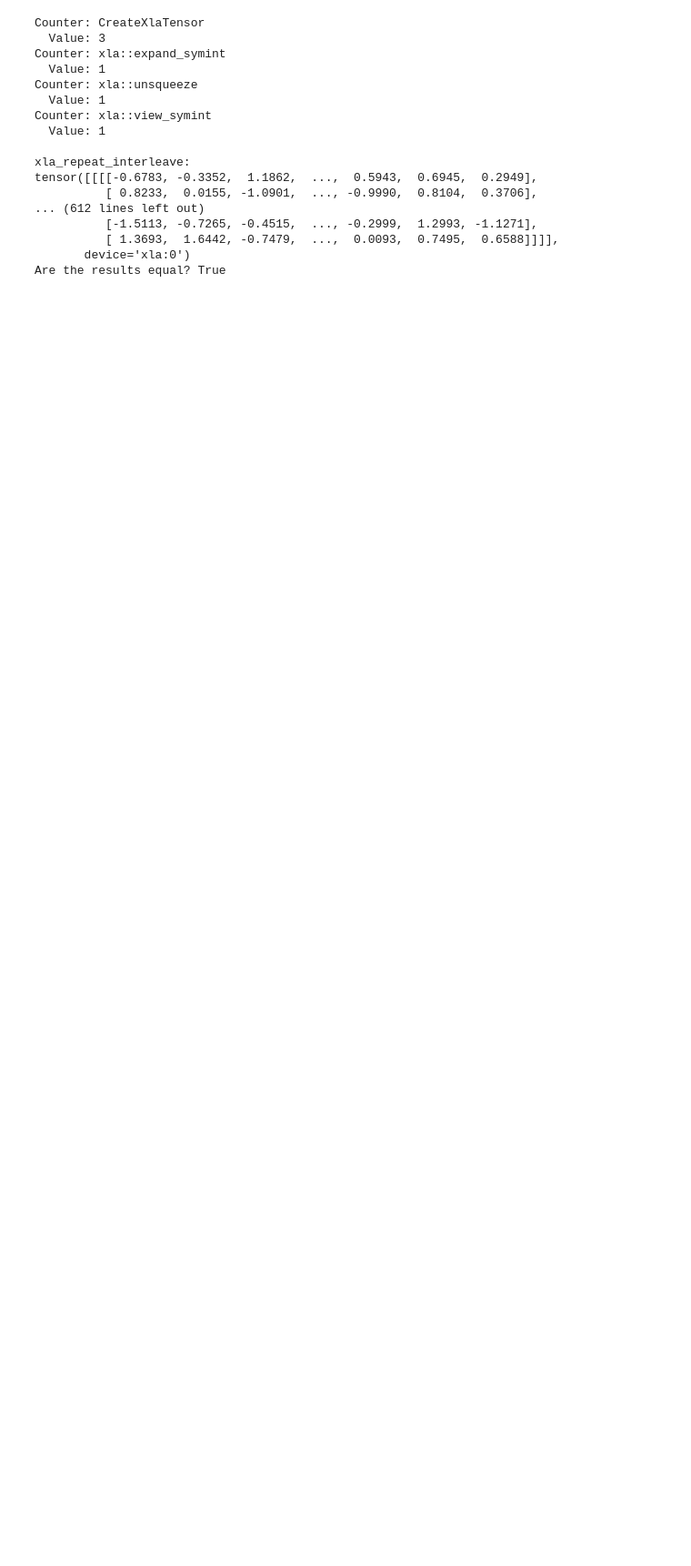
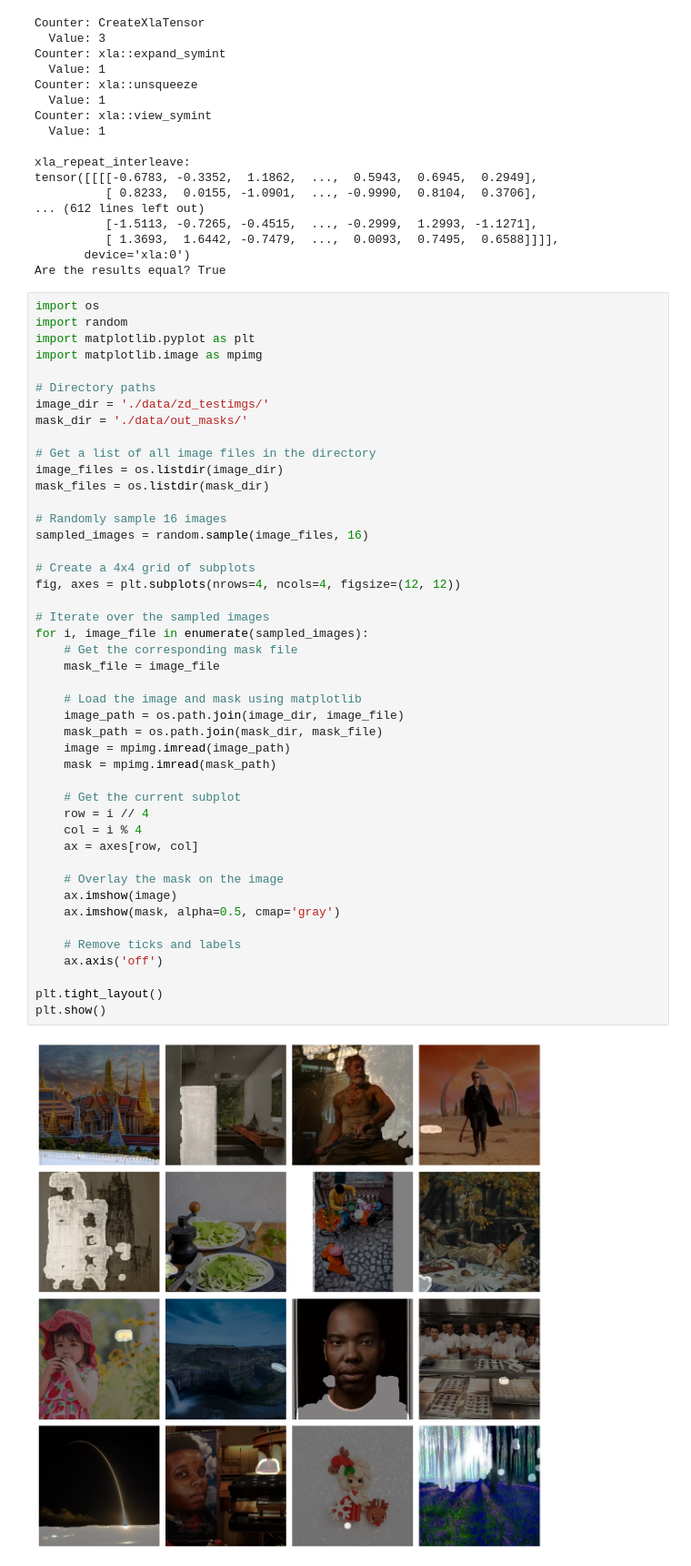
Before and after one commit to drhead/sam-hq, a Jupyter notebook: test_scratchpad.ipynb, the cells around one changed output. Shown at 91% size. Cells and saved outputs as stored; diff of their text form; blank space fills up the shorter version.

```diff
--- a/test_scratchpad.ipynb
+++ b/test_scratchpad.ipynb
@@ -55,3 +55,50 @@ tensor([[[[-0.6783, -0.3352,  1.1862,  ...,  0.5943,  0.6945,  0.2949],
           [ 1.3693,  1.6442, -0.7479,  ...,  0.0093,  0.7495,  0.6588]]]],
        device='xla:0')
 Are the results equal? True
+# %%
+import os
+import random
+import matplotlib.pyplot as plt
+import matplotlib.image as mpimg
+
+# Directory paths
+image_dir = './data/zd_testimgs/'
+mask_dir = './data/out_masks/'
+
+# Get a list of all image files in the directory
+image_files = os.listdir(image_dir)
+mask_files = os.listdir(mask_dir)
+
+# Randomly sample 16 images
+sampled_images = random.sample(image_files, 16)
+
+# Create a 4x4 grid of subplots
+fig, axes = plt.subplots(nrows=4, ncols=4, figsize=(12, 12))
+
+# Iterate over the sampled images
+for i, image_file in enumerate(sampled_images):
+    # Get the corresponding mask file
+    mask_file = image_file
+
+    # Load the image and mask using matplotlib
+    image_path = os.path.join(image_dir, image_file)
+    mask_path = os.path.join(mask_dir, mask_file)
+    image = mpimg.imread(image_path)
+    mask = mpimg.imread(mask_path)
+
+    # Get the current subplot
+    row = i // 4
+    col = i % 4
+    ax = axes[row, col]
+
+    # Overlay the mask on the image
+    ax.imshow(image)
+    ax.imshow(mask, alpha=0.5, cmap='gray')
+
+    # Remove ticks and labels
+    ax.axis('off')
+
+plt.tight_layout()
+plt.show()
+# %% [output]
+[figure, added]
```
Also changed, not shown: parts of 3 cells of this notebook, 2 other files.
